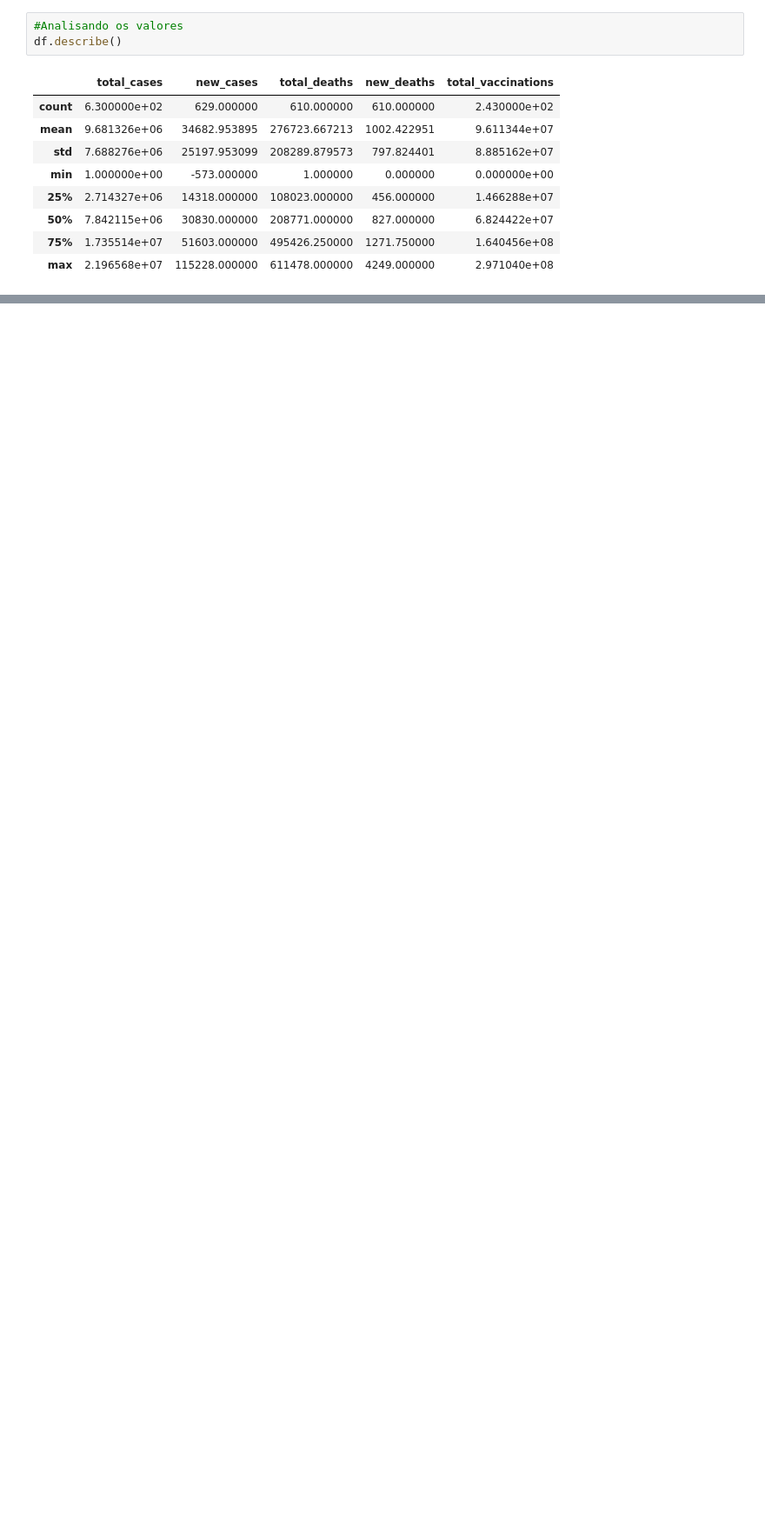
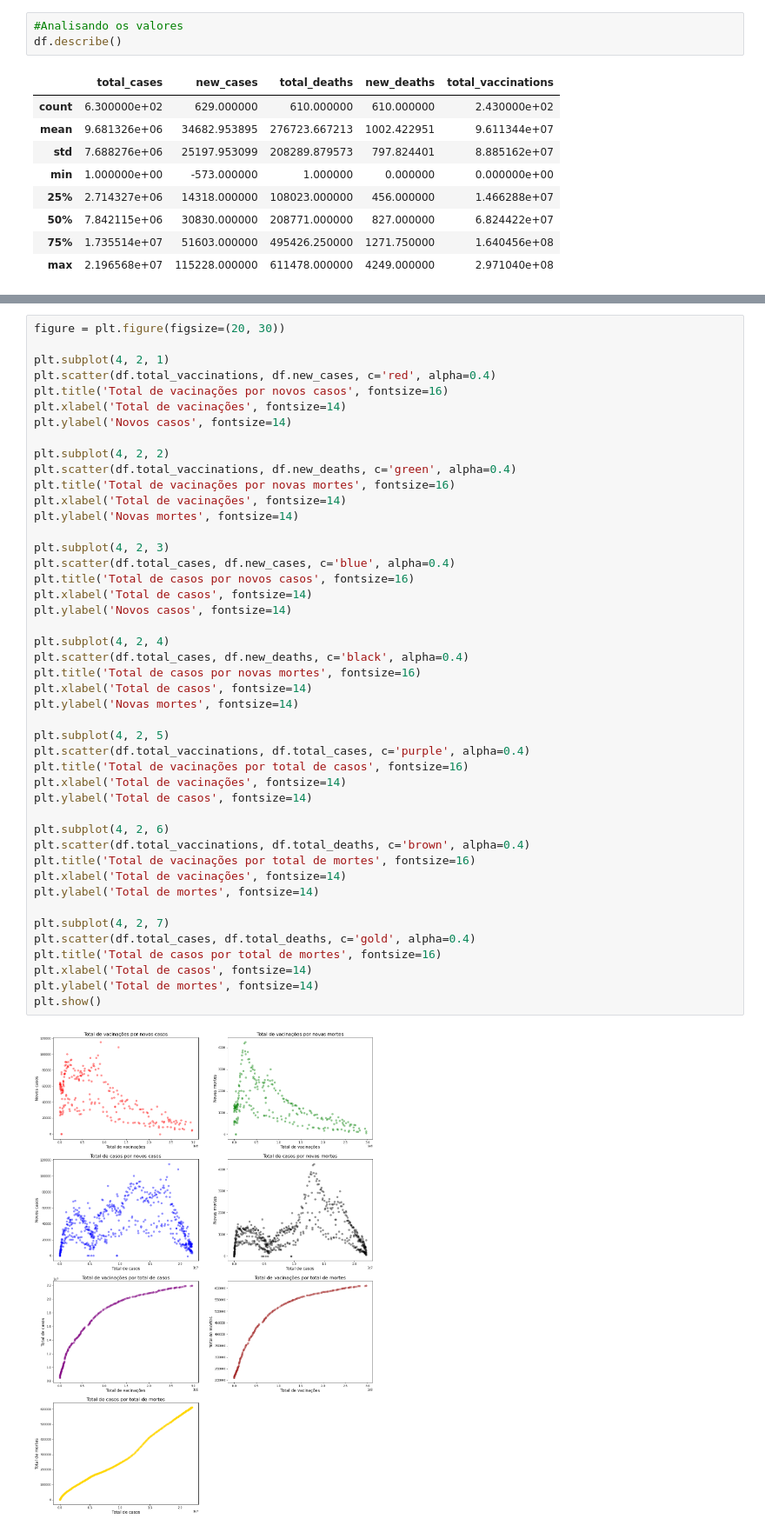
Before and after one commit to marlonsp/Projeto2-CiDados, a Jupyter notebook: Projeto2-CDados.ipynb, the cells around one changed output, grey strips where cells are left out. Shown: that part at 87% size. Saved outputs shown, nothing was run; the diff lists cells and outputs as text; blank space fills up the shorter version.

```diff
--- a/Projeto2-CDados.ipynb
+++ b/Projeto2-CDados.ipynb
@@ -89,0 +90,47 @@ plt.show()
+# %%
+figure = plt.figure(figsize=(20, 30))
+
+plt.subplot(4, 2, 1)
+plt.scatter(df.total_vaccinations, df.new_cases, c='red', alpha=0.4)
+plt.title('Total de vacinações por novos casos', fontsize=16)
+plt.xlabel('Total de vacinações', fontsize=14)
+plt.ylabel('Novos casos', fontsize=14)
+
+plt.subplot(4, 2, 2)
+plt.scatter(df.total_vaccinations, df.new_deaths, c='green', alpha=0.4)
+plt.title('Total de vacinações por novas mortes', fontsize=16)
+plt.xlabel('Total de vacinações', fontsize=14)
+plt.ylabel('Novas mortes', fontsize=14)
+
+plt.subplot(4, 2, 3)
+plt.scatter(df.total_cases, df.new_cases, c='blue', alpha=0.4)
+plt.title('Total de casos por novos casos', fontsize=16)
+plt.xlabel('Total de casos', fontsize=14)
+plt.ylabel('Novos casos', fontsize=14)
+
+plt.subplot(4, 2, 4)
+plt.scatter(df.total_cases, df.new_deaths, c='black', alpha=0.4)
+plt.title('Total de casos por novas mortes', fontsize=16)
+plt.xlabel('Total de casos', fontsize=14)
+plt.ylabel('Novas mortes', fontsize=14)
+
+plt.subplot(4, 2, 5)
+plt.scatter(df.total_vaccinations, df.total_cases, c='purple', alpha=0.4)
+plt.title('Total de vacinações por total de casos', fontsize=16)
+plt.xlabel('Total de vacinações', fontsize=14)
+plt.ylabel('Total de casos', fontsize=14)
+
+plt.subplot(4, 2, 6)
+plt.scatter(df.total_vaccinations, df.total_deaths, c='brown', alpha=0.4)
+plt.title('Total de vacinações por total de mortes', fontsize=16)
+plt.xlabel('Total de vacinações', fontsize=14)
+plt.ylabel('Total de mortes', fontsize=14)
+
+plt.subplot(4, 2, 7)
+plt.scatter(df.total_cases, df.total_deaths, c='gold', alpha=0.4)
+plt.title('Total de casos por total de mortes', fontsize=16)
+plt.xlabel('Total de casos', fontsize=14)
+plt.ylabel('Total de mortes', fontsize=14)
+plt.show()
+# %% [output]
+[figure, added]
```
Also changed, not shown: parts of 1 cell of this notebook.
